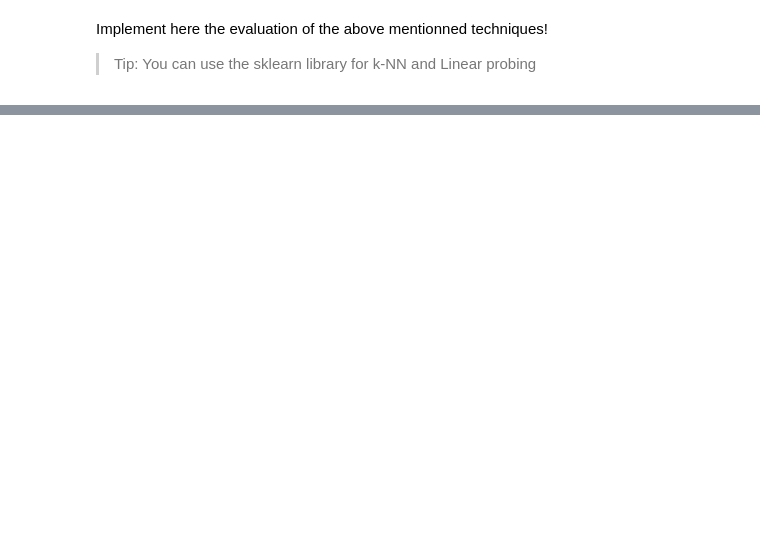
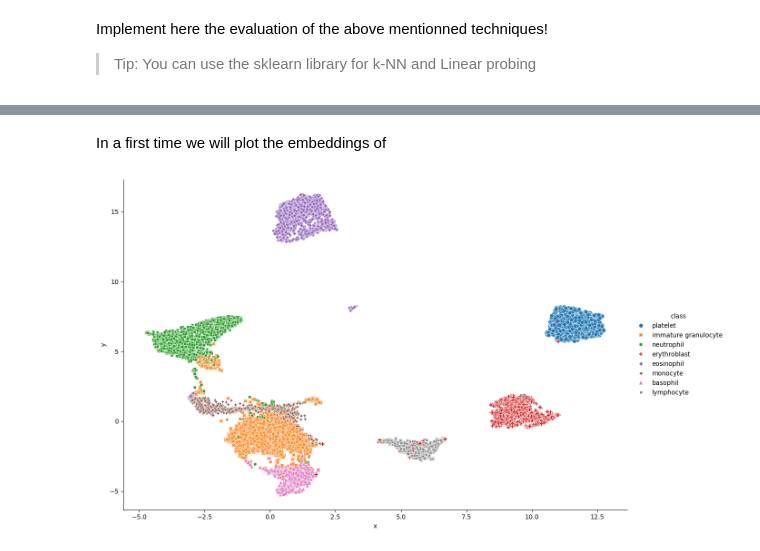
Before and after one commit to etienneguevel/heidelberg, a Jupyter notebook: notebooks/TD.ipynb, the cells around one changed output, grey strips where cells are left out. Cells and saved outputs as stored; diff of their text form; code cells hidden in the pictures; blank space fills up the shorter version.

```diff
--- a/notebooks/TD.ipynb
+++ b/notebooks/TD.ipynb
@@ -394,0 +393,6 @@ Here we can see the architecture of the model that we use, which is made of 12 b
+# %%
+# Below is the code to use the model on a single image
+
+data = transform(img).unsqueeze(0) # input is a (batch_size, num_channels, img_size, img_size) shaped tensor
+output = model(data)
+output.shape
@@ -447,9 +420,0 @@ class EmbeddingDataset(Dataset):
-# %%
-# Make the embedding dataset and test shapes
-emb_train = EmbeddingDataset(training_dataset, model, transform)
-emb_test = EmbeddingDataset(testing_dataset, model, transform)
-
-emb_t_loader = DataLoader(embedding_train, batch_size=32)
-for emb, lab in emb_t_loader:
-    print(emb.shape)
-    break
@@ -646,0 +506,2 @@ immature granulocyte       0.97      0.95      0.96       579
+# %% [markdown]
+In a first time we will plot the embeddings of
@@ -646,0 +513,25 @@ immature granulocyte       0.97      0.95      0.96       579
+# %%
+import pandas as pd
+import seaborn as sns
+
+def plot_embeddings(embs, labels):
+
+    # Make a dataframe with the embeddings
+    data = pd.DataFrame(
+        [
+            [e[0], e[1], translate_dict.get(str(lab[0]))[:20]]
+            for e, lab in zip(embs, labels)
+        ],
+        columns=["x", "y", "class"]
+    )
+
+    sns.relplot(
+        data=data,
+        x="x", y="y", hue="class", style="class", height=8, aspect=1.5
+    )
+    plt.show()
+# %%
+uemb, labels = get_umap(emb_train)
+plot_embeddings(uemb, labels)
+# %% [output]
+[figure, added]
```
Also changed, not shown: parts of 36 cells of this notebook, 3 other files.
